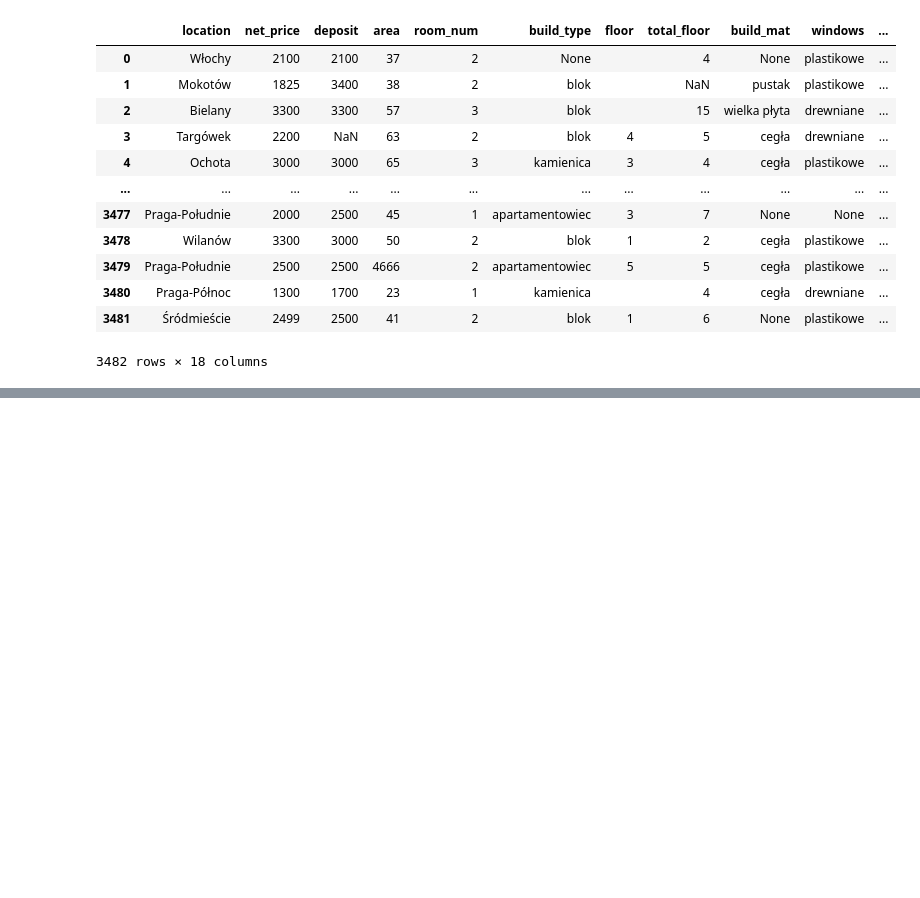
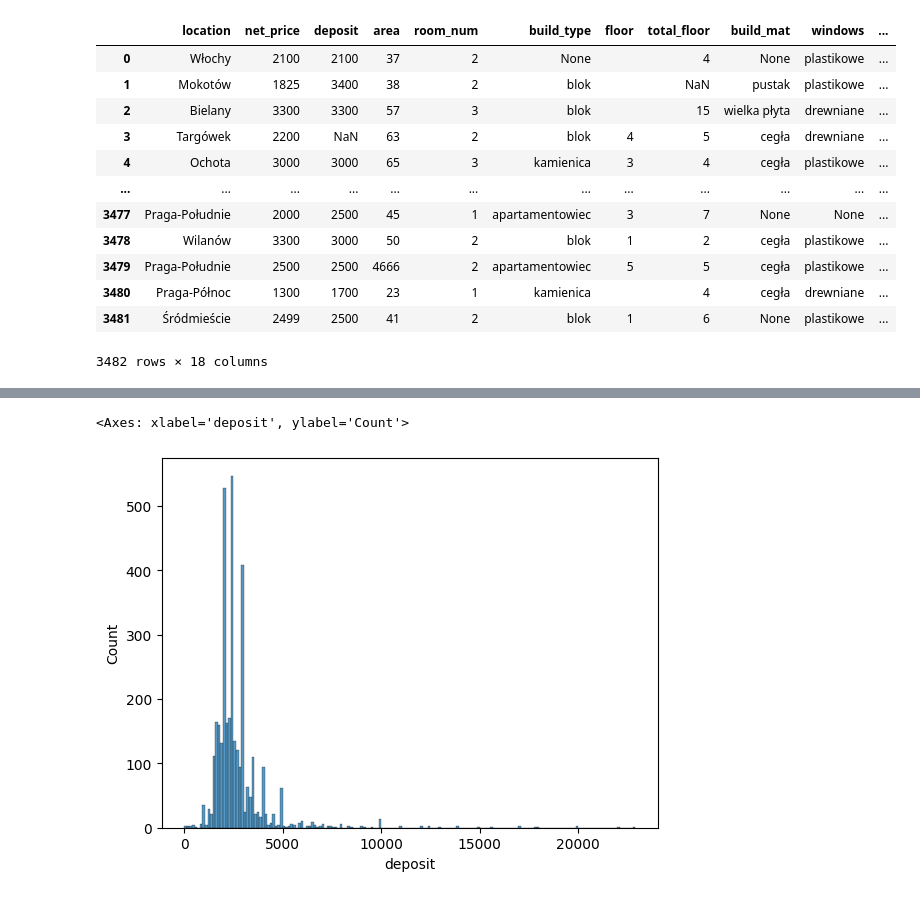
Before and after one commit to filki/Kaggle_Warsaw_rent_prices, a Jupyter notebook: starter.ipynb, the cells around one changed output, grey strips where cells are left out. Saved outputs shown, nothing was run; the diff lists cells and outputs as text; code cells hidden in the pictures; blank space fills up the shorter version.

```diff
--- a/starter.ipynb
+++ b/starter.ipynb
@@ -275,9 +260,5 @@ df.drop(["agd","security","rest_info","add_info"], axis = 1, inplace = True)
 # %%
 columns_to_clean = [df.columns]
 for col in columns_to_clean:
-    df[col] = df[col].replace(['', '/'], np.nan)
+    df[col] = df[col].replace(['', '/'], pd.NA)
-# %%
-columns_to_convert = ["net_price","deposit","area","room_num","total_floor","floor"]
-df[columns_to_convert] = df[columns_to_convert].fillna(0).astype(int)
-df[columns_to_convert] = df[columns_to_convert].replace(0, pd.NA)
 # %%
@@ -361,2 +280,21 @@ msno.heatmap(final_df)
 # %%
 imputer = KNNImputer(n_neighbors=3)
+# %%
+# List of categorical columns to encode
+cat_col_to_enc = ['location', 'build_type', 'build_mat', 'windows', 'heating', 'status']
+
+# Initialize the encoder
+encoder = OneHotEncoder(sparse_output=False)  # Use sparse_output=False for a dense array output
+
+# Fit and transform the categorical columns
+encoded_data = encoder.fit_transform(df[cat_col_to_enc])
+
+# Create a DataFrame for the encoded data with meaningful column names
+encoded_columns = encoder.get_feature_names_out(cat_col_to_enc)
+encoded_df = pd.DataFrame(encoded_data, columns=encoded_columns, index=df.index)
+
+# Drop the original categorical columns
+df = df.drop(columns=cat_col_to_enc)
+
+# Concatenate the original DataFrame (without the categorical columns) with the encoded DataFrame
+df = pd.concat([df, encoded_df], axis=1)
@@ -363,3 +316,3 @@ imputer = KNNImputer(n_neighbors=3)
 # %%
-#final_df_imputed = pd.DataFrame(imputer.fit_transform(final_df), columns = final_df.columns)
+df_imp_final = pd.DataFrame(imputer.fit_transform(df), columns = df.columns)
 # %%
@@ -371,3 +411,6 @@ imputer = KNNImputer(n_neighbors=3)
 # %%
-#sns.histplot(data = final_df_imputed, x = "deposit")
+sns.histplot(data = df_imp_final, x = "deposit")
+# %% [output]
+<Axes: xlabel='deposit', ylabel='Count'>
+[figure, added]
 # %%
```
Also changed, not shown: parts of 45 cells of this notebook.
